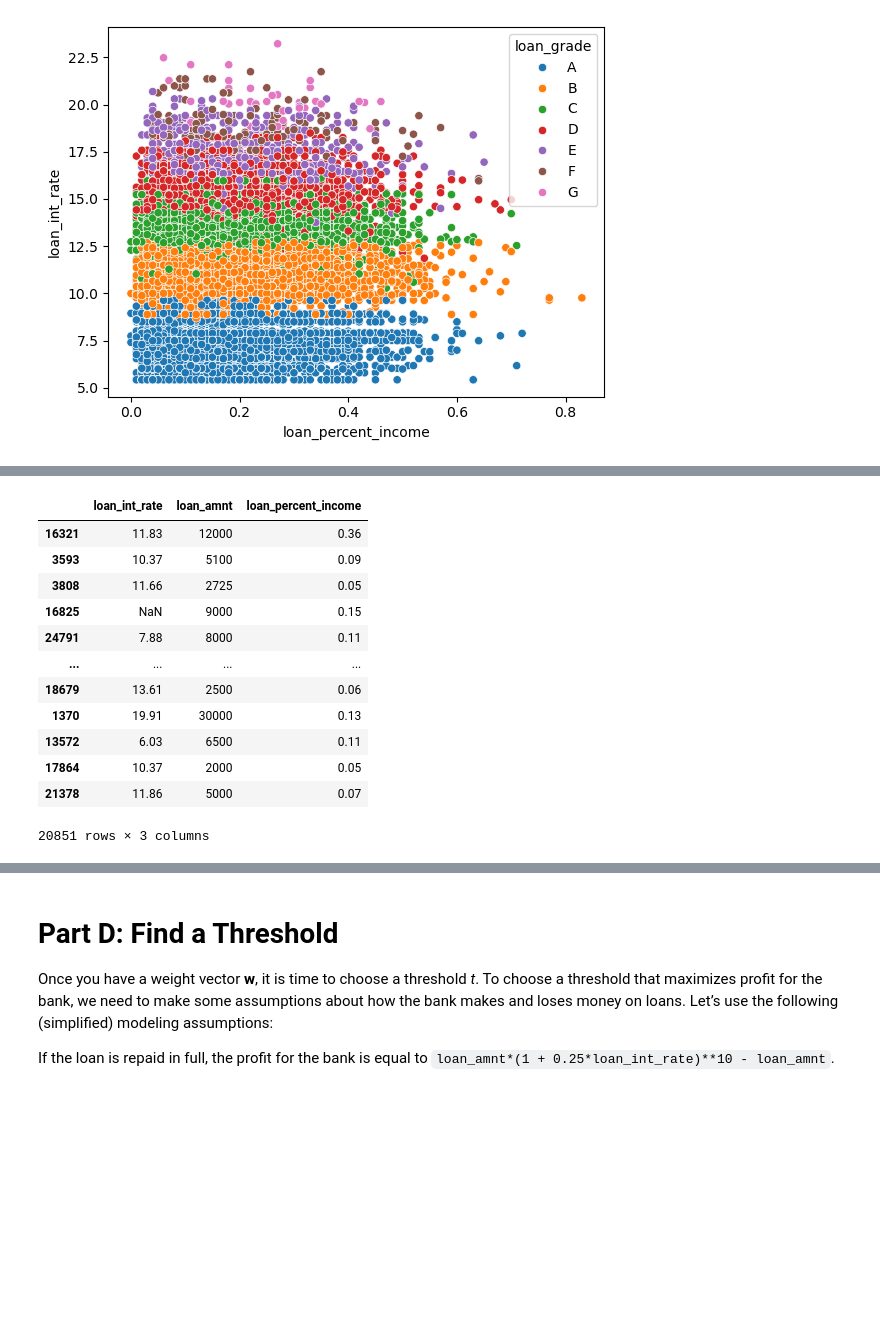
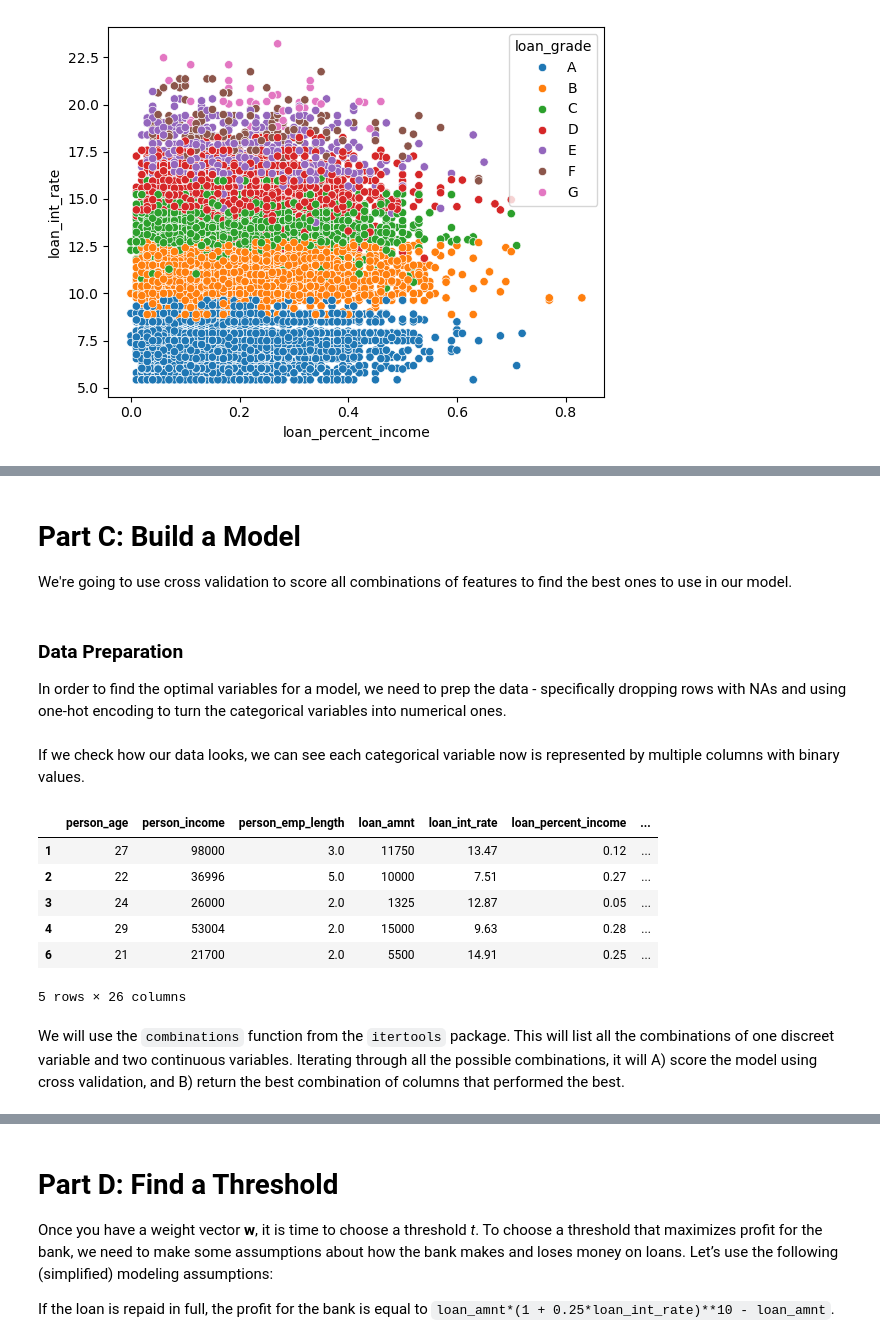
Before and after one commit to charliemoore00/charliemoore00.github.io, a Jupyter notebook: posts/whose-costs/index.ipynb, the cells around one changed output, grey strips where cells are left out. Drawn from its saved outputs; the diff is of its cells as text; code cells hidden in the pictures; blank space fills up the shorter version.

Commit message:
Whose costs - implemented feature finding and crossvalidation to determine best features for a logistic regression model

```diff
--- a/posts/whose-costs/index.ipynb
+++ b/posts/whose-costs/index.ipynb
@@ -14,7 +14,7 @@ We'll start by loading the data into a dataframe:
 # %%
 import pandas as pd
 url = "https://raw.githubusercontent.com/PhilChodrow/ml-notes/main/data/credit-risk/train.csv"
-df = pd.read_csv(url)
+train = pd.read_csv(url)
 # %% [markdown]
 We'll take a peak at how the data looks:
 # %%
@@ -114,16 +85,36 @@ y_test = df_test[target_col]
+# %% [markdown]
+# Part C: Build a Model
+
+We're going to use cross validation to score all combinations of features to find the best ones to use in our model.
+# %% [markdown]
+### Data Preparation
+
+In order to find the optimal variables for a model, we need to prep the data - specifically dropping rows with NAs and using one-hot encoding to turn the categorical variables into numerical ones.
+# %%
+train = train.dropna()
+
+from sklearn.preprocessing import LabelEncoder
+le = LabelEncoder()
+le.fit(train["loan_status"])
+
+def prepare_data(df):
+  y = le.transform(df["loan_status"])
+  df = df.drop(["loan_status"], axis = 1)
+  df = 1*pd.get_dummies(df)
+  return df, y
+
+X_train, y_train = prepare_data(train)
+# %% [markdown]
+If we check how our data looks, we can see each categorical variable now is represented by multiple columns with binary values.
 # %%
-X_train
+X_train.head()
 # %% [output]
-|  | loan_int_rate | loan_amnt | loan_percent_income |
-| 16321 | 11.83 | 12000 | 0.36 |
-| 3593 | 10.37 | 5100 | 0.09 |
-| 3808 | 11.66 | 2725 | 0.05 |
-| 16825 | NaN | 9000 | 0.15 |
-| 24791 | 7.88 | 8000 | 0.11 |
-| ... | ... | ... | ... |
-| 18679 | 13.61 | 2500 | 0.06 |
-| 1370 | 19.91 | 30000 | 0.13 |
-| 13572 | 6.03 | 6500 | 0.11 |
-| 17864 | 10.37 | 2000 | 0.05 |
-| 21378 | 11.86 | 5000 | 0.07 |
+|  | person_age | person_income | person_emp_length | loan_amnt | loan_int_rate | loan_percent_income | ... |
+| 1 | 27 | 98000 | 3.0 | 11750 | 13.47 | 0.12 | ... |
+| 2 | 22 | 36996 | 5.0 | 10000 | 7.51 | 0.27 | ... |
+| 3 | 24 | 26000 | 2.0 | 1325 | 12.87 | 0.05 | ... |
+| 4 | 29 | 53004 | 2.0 | 15000 | 9.63 | 0.28 | ... |
+| 6 | 21 | 21700 | 2.0 | 5500 | 14.91 | 0.25 | ... |
-20851 rows × 3 columns
+5 rows × 26 columns
+# %% [markdown]
+We will use the ``combinations`` function from the ``itertools`` package. This will list all the combinations of one discreet variable and two continuous variables. Iterating through all the possible combinations, it will A) score the model using cross validation, and B) return the best combination of columns that performed the best.
```
Also changed, not shown: parts of 14 cells of this notebook, 5 other files.
